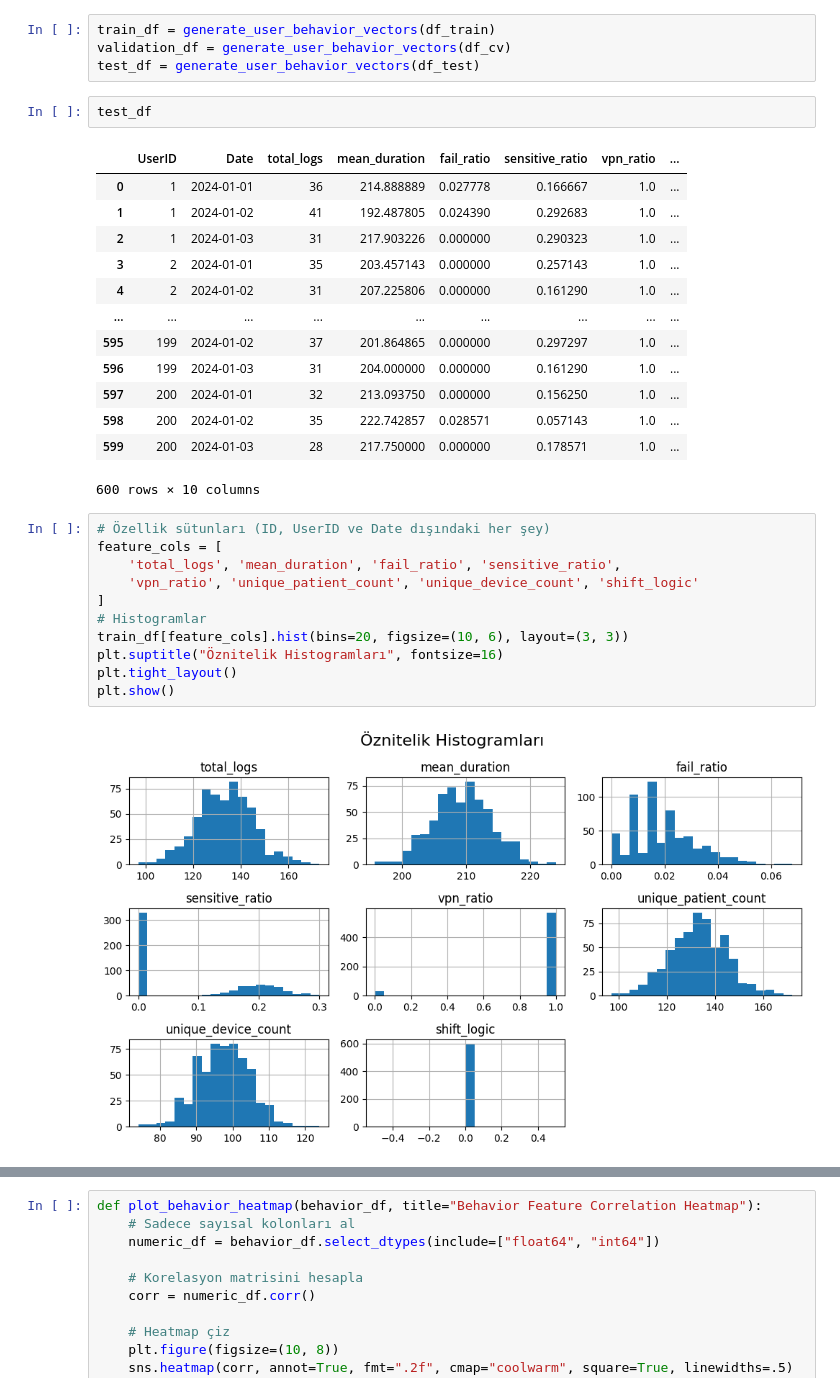
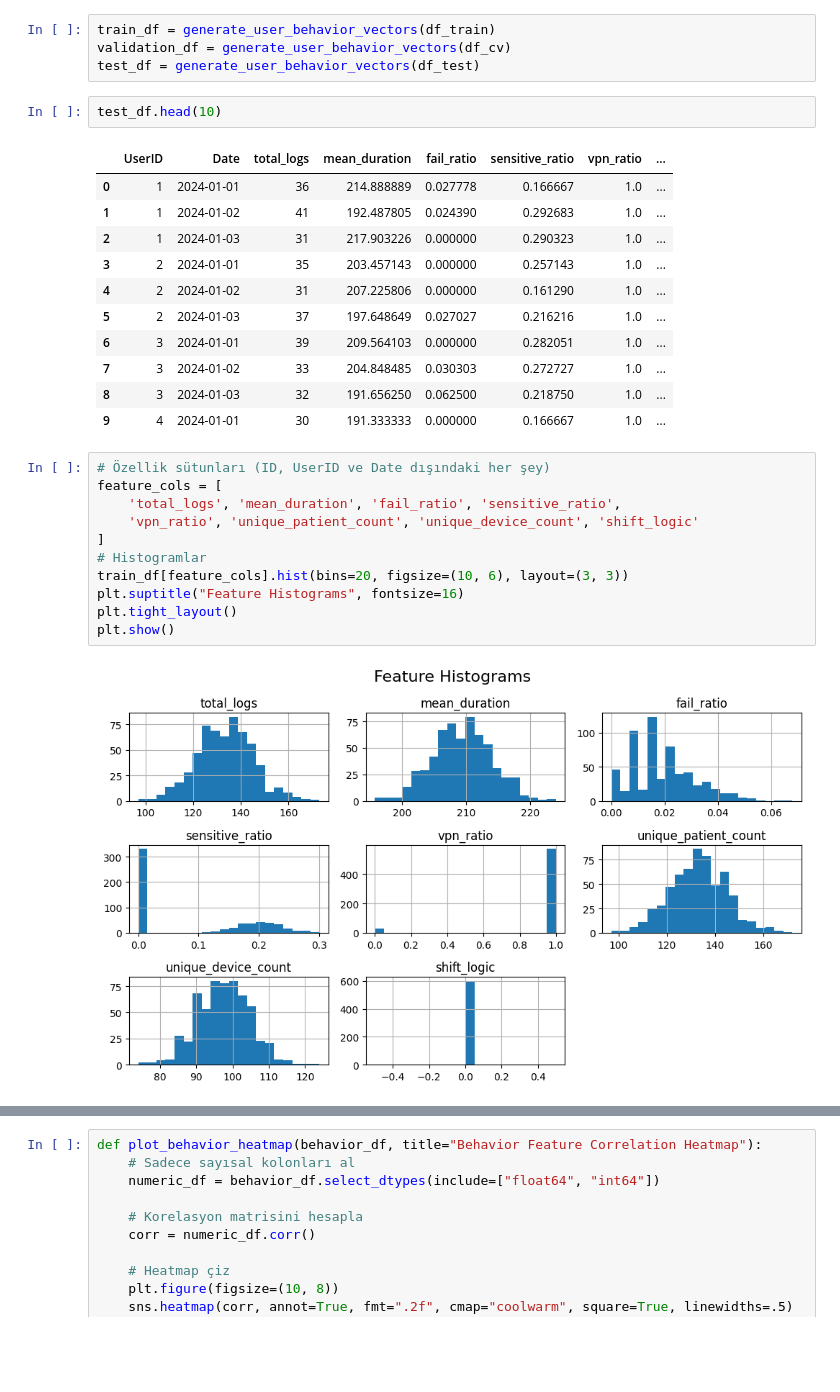
Before and after one commit to sabisay/AnomalyDetectionOnLogData, a Jupyter notebook: Abnormal_User_Behaviour_Detection.ipynb, the cells around one changed output, grey strips where cells are left out. Drawn from its saved outputs; the diff is of its cells as text; blank space fills up the shorter version.

```diff
--- a/Abnormal_User_Behaviour_Detection.ipynb
+++ b/Abnormal_User_Behaviour_Detection.ipynb
@@ -124,7 +123,7 @@ train_df = generate_user_behavior_vectors(df_train)
 validation_df = generate_user_behavior_vectors(df_cv)
 test_df = generate_user_behavior_vectors(df_test)
 # %%
-test_df
+test_df.head(10)
 # %% [output]
 |  | UserID | Date | total_logs | mean_duration | fail_ratio | sensitive_ratio | vpn_ratio | ... |
 | 0 | 1 | 2024-01-01 | 36 | 214.888889 | 0.027778 | 0.166667 | 1.0 | ... |
@@ -132,26 +131,24 @@ test_df
 | 2 | 1 | 2024-01-03 | 31 | 217.903226 | 0.000000 | 0.290323 | 1.0 | ... |
 | 3 | 2 | 2024-01-01 | 35 | 203.457143 | 0.000000 | 0.257143 | 1.0 | ... |
 | 4 | 2 | 2024-01-02 | 31 | 207.225806 | 0.000000 | 0.161290 | 1.0 | ... |
-| ... | ... | ... | ... | ... | ... | ... | ... | ... |
-| 595 | 199 | 2024-01-02 | 37 | 201.864865 | 0.000000 | 0.297297 | 1.0 | ... |
-| 596 | 199 | 2024-01-03 | 31 | 204.000000 | 0.000000 | 0.161290 | 1.0 | ... |
-| 597 | 200 | 2024-01-01 | 32 | 213.093750 | 0.000000 | 0.156250 | 1.0 | ... |
-| 598 | 200 | 2024-01-02 | 35 | 222.742857 | 0.028571 | 0.057143 | 1.0 | ... |
-| 599 | 200 | 2024-01-03 | 28 | 217.750000 | 0.000000 | 0.178571 | 1.0 | ... |
+| 5 | 2 | 2024-01-03 | 37 | 197.648649 | 0.027027 | 0.216216 | 1.0 | ... |
+| 6 | 3 | 2024-01-01 | 39 | 209.564103 | 0.000000 | 0.282051 | 1.0 | ... |
+| 7 | 3 | 2024-01-02 | 33 | 204.848485 | 0.030303 | 0.272727 | 1.0 | ... |
+| 8 | 3 | 2024-01-03 | 32 | 191.656250 | 0.062500 | 0.218750 | 1.0 | ... |
+| 9 | 4 | 2024-01-01 | 30 | 191.333333 | 0.000000 | 0.166667 | 1.0 | ... |
-600 rows × 10 columns
 # %%
 # Özellik sütunları (ID, UserID ve Date dışındaki her şey)
 feature_cols = [
     'total_logs', 'mean_duration', 'fail_ratio', 'sensitive_ratio',
     'vpn_ratio', 'unique_patient_count', 'unique_device_count', 'shift_logic'
 ]
 # Histogramlar
 train_df[feature_cols].hist(bins=20, figsize=(10, 6), layout=(3, 3))
-plt.suptitle("Öznitelik Histogramları", fontsize=16)
+plt.suptitle("Feature Histograms", fontsize=16)
 plt.tight_layout()
 plt.show()
 # %% [output]
-[figure, old version]
+[figure, new version]
 # %%
 # Histogramlar
 validation_df[feature_cols].hist(bins=20, figsize=(10, 6), layout=(3, 3))
```
Also changed, not shown: parts of 11 cells of this notebook.
